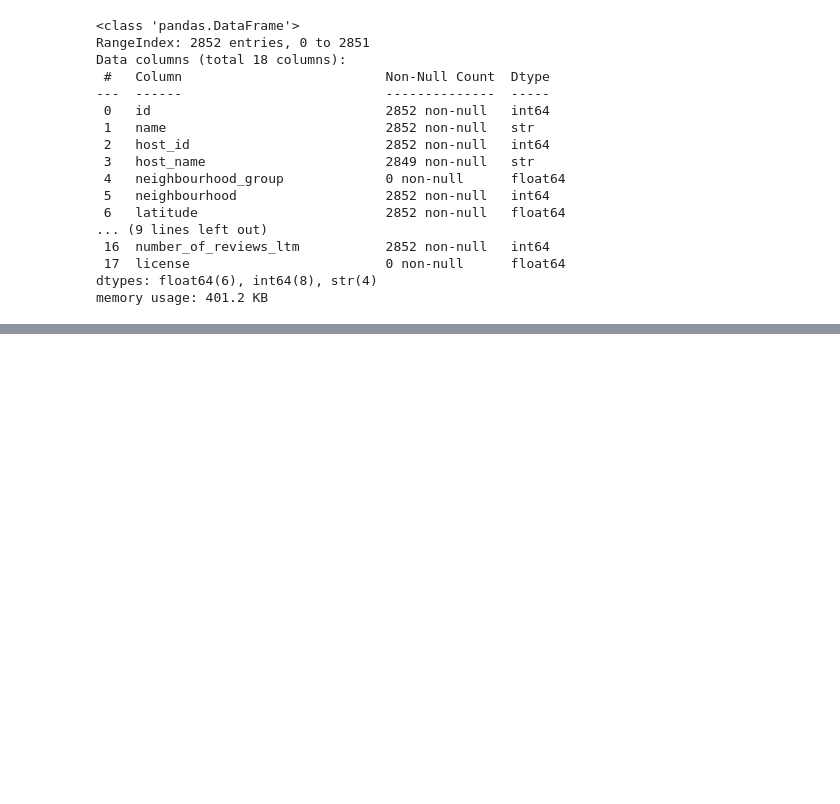
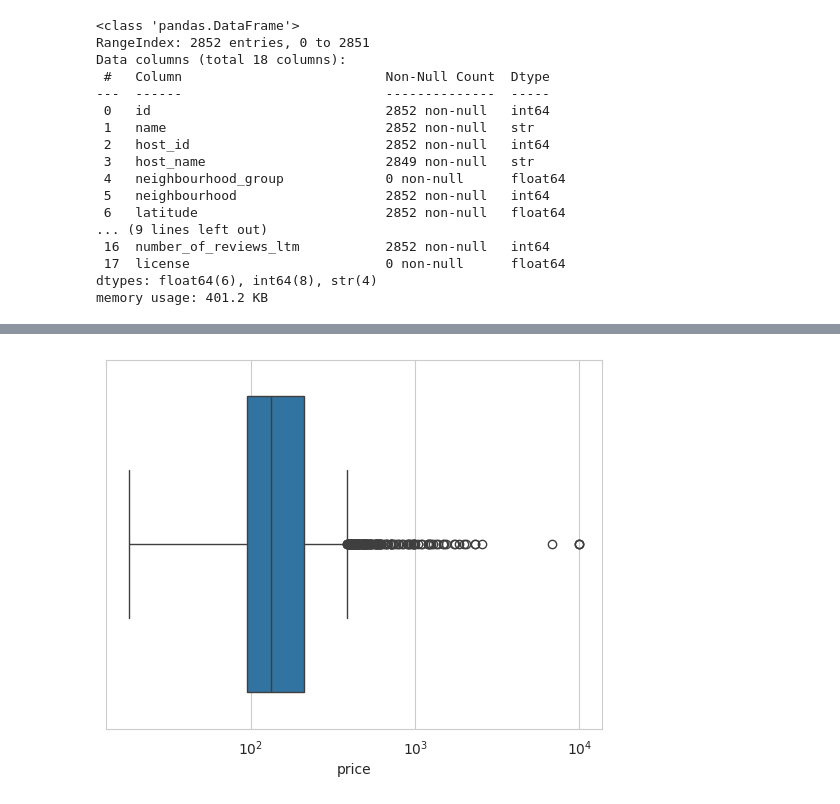
Before and after one commit to nikzhilin/exploratory-analytics, a Jupyter notebook: projects/airbnb_asheville_eda/notebooks/01_overview.ipynb, the cells around one changed output, grey strips where cells are left out. Cells and saved outputs as stored; diff of their text form; code cells hidden in the pictures; blank space fills up the shorter version.

```diff
--- a/projects/airbnb_asheville_eda/notebooks/01_overview.ipynb
+++ b/projects/airbnb_asheville_eda/notebooks/01_overview.ipynb
@@ -96,0 +172,5 @@ dtype: int64
+# %%
+sns.boxplot(x=listings['price'])
+plt.xscale('log')
+# %% [output]
+[figure, added]
```
Also changed, not shown: parts of 41 cells of this notebook, 5 other files.
